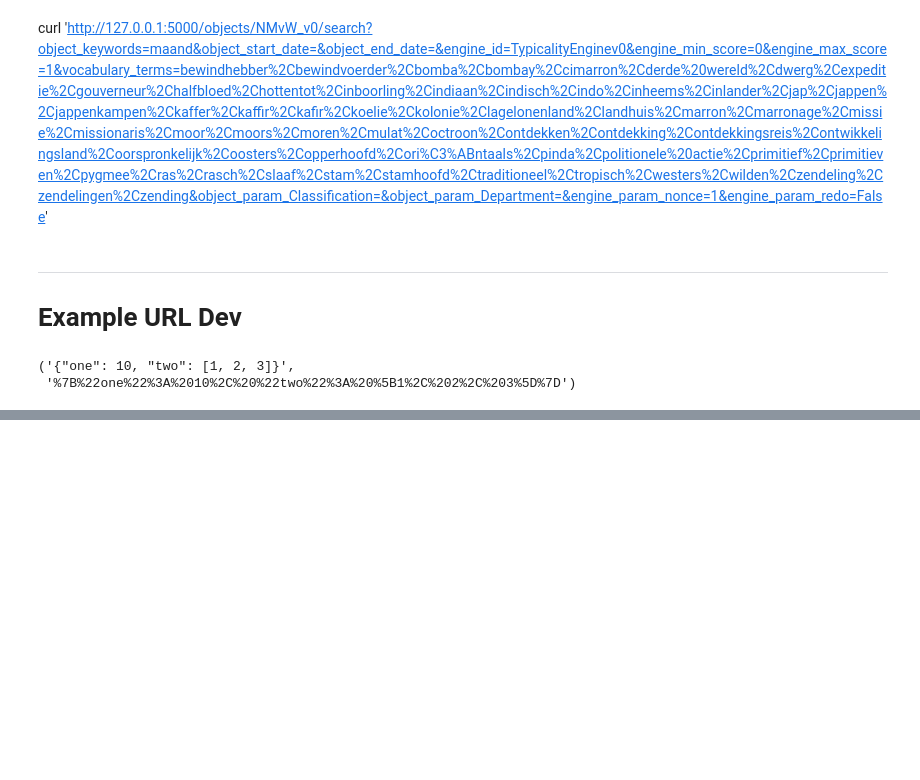
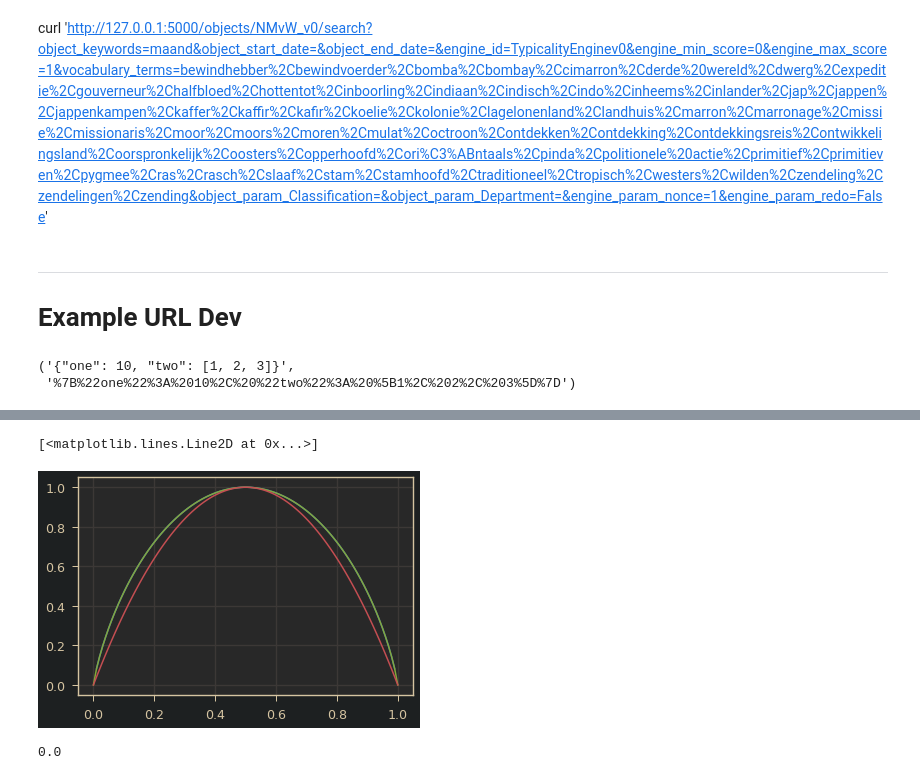
Before and after one commit to valevo/SABIO, a Jupyter notebook: backend/v0_5/dev_response.ipynb, the cells around one changed output, grey strips where cells are left out. Cells and saved outputs as stored; diff of their text form; code cells hidden in the pictures; blank space fills up the shorter version.

```diff
--- a/backend/v0_5/dev_response.ipynb
+++ b/backend/v0_5/dev_response.ipynb
@@ -34,0 +84,11 @@ j, quote(j)
+# %%
+plt.plot(rng, -(rng*np.log2(rng)+(1-rng)*np.log2(1-rng)))
+plt.plot(rng, binary_entropy(rng))
+plt.plot(rng, bell_transform(rng))
+# %% [output]
+[<matplotlib.lines.Line2D at 0x...>]
+[figure, added]
+# %%
+binary_entropy(1.)
+# %% [output]
+0.0
```
Also changed, not shown: parts of 9 cells of this notebook, 5 other files.
